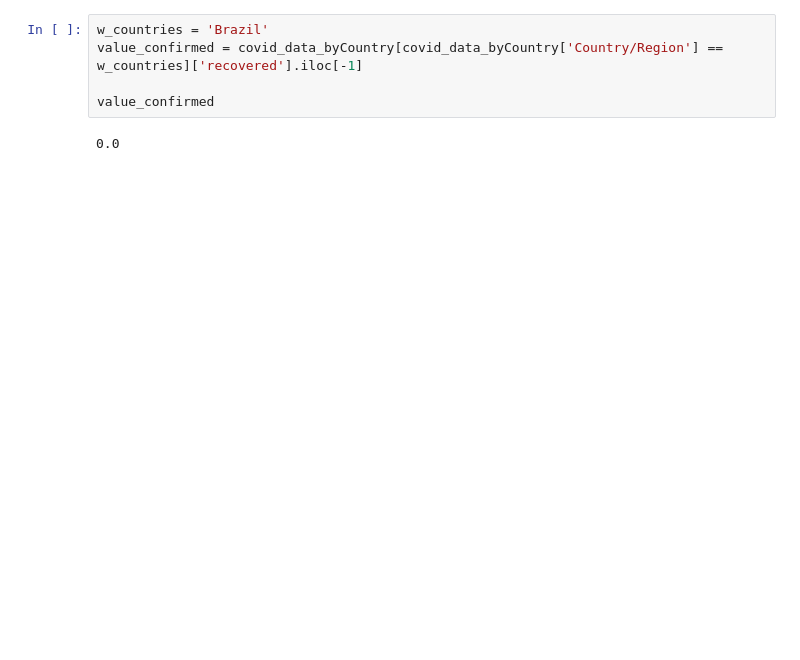
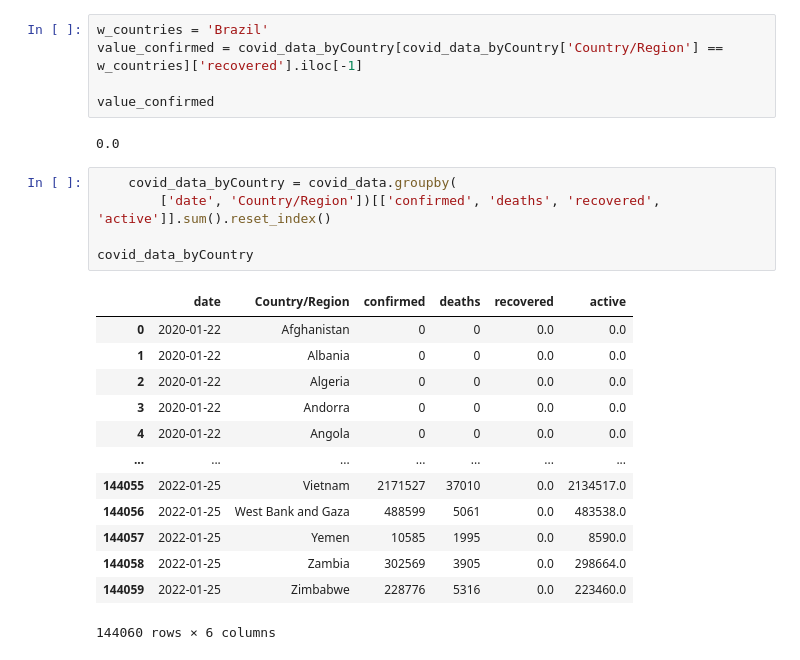
Before and after one commit to fabiobalbe/coviddash, a Jupyter notebook: notebook.ipynb, the cells around one changed output. Saved outputs shown, nothing was run; the diff lists cells and outputs as text; blank space fills up the shorter version.

```diff
--- a/notebook.ipynb
+++ b/notebook.ipynb
@@ -164,3 +164,22 @@ value_confirmed = covid_data_byCountry[covid_data_byCountry['Country/Region'] ==
 value_confirmed
 # %% [output]
 0.0
+# %%
+    covid_data_byCountry = covid_data.groupby(
+        ['date', 'Country/Region'])[['confirmed', 'deaths', 'recovered', 'active']].sum().reset_index()
+
+covid_data_byCountry
+# %% [output]
+|  | date | Country/Region | confirmed | deaths | recovered | active |
+| 0 | 2020-01-22 | Afghanistan | 0 | 0 | 0.0 | 0.0 |
+| 1 | 2020-01-22 | Albania | 0 | 0 | 0.0 | 0.0 |
+| 2 | 2020-01-22 | Algeria | 0 | 0 | 0.0 | 0.0 |
+| 3 | 2020-01-22 | Andorra | 0 | 0 | 0.0 | 0.0 |
+| 4 | 2020-01-22 | Angola | 0 | 0 | 0.0 | 0.0 |
+| ... | ... | ... | ... | ... | ... | ... |
+| 144055 | 2022-01-25 | Vietnam | 2171527 | 37010 | 0.0 | 2134517.0 |
+| 144056 | 2022-01-25 | West Bank and Gaza | 488599 | 5061 | 0.0 | 483538.0 |
+| 144057 | 2022-01-25 | Yemen | 10585 | 1995 | 0.0 | 8590.0 |
+| 144058 | 2022-01-25 | Zambia | 302569 | 3905 | 0.0 | 298664.0 |
+| 144059 | 2022-01-25 | Zimbabwe | 228776 | 5316 | 0.0 | 223460.0 |
+144060 rows × 6 columns
```
Also changed, not shown: parts of 7 cells of this notebook, 2 other files.
